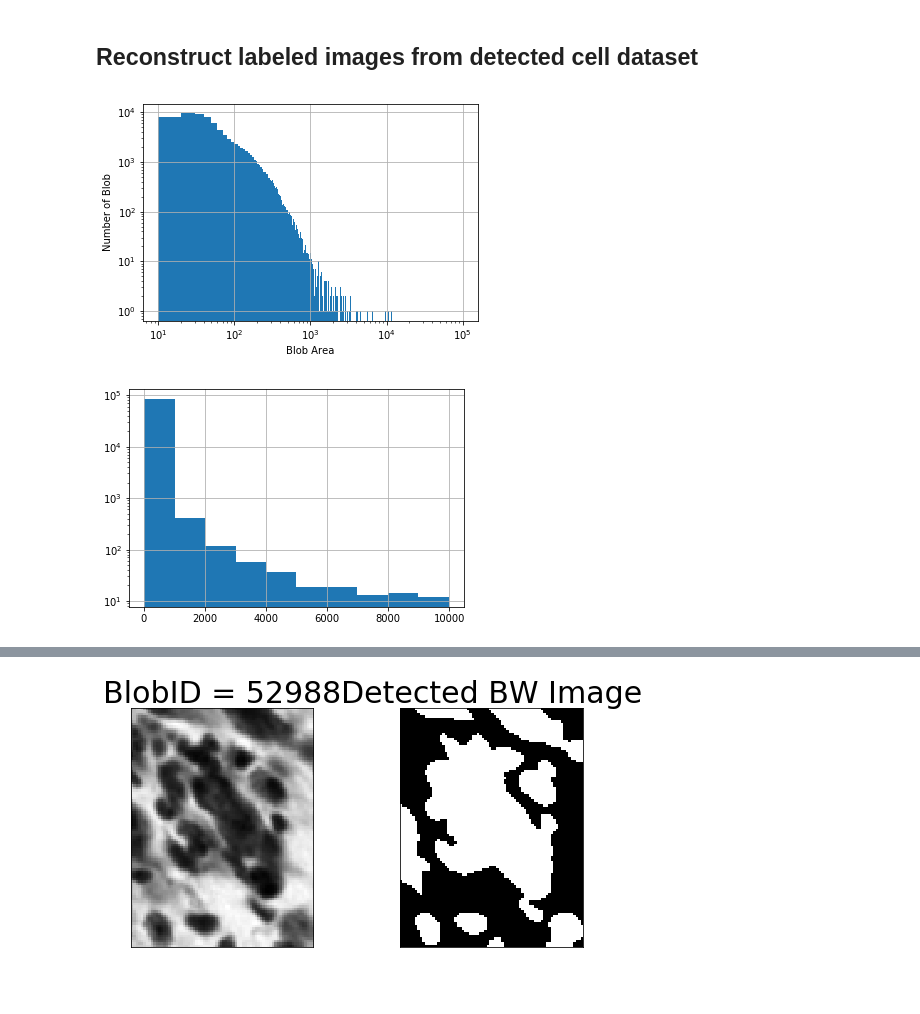
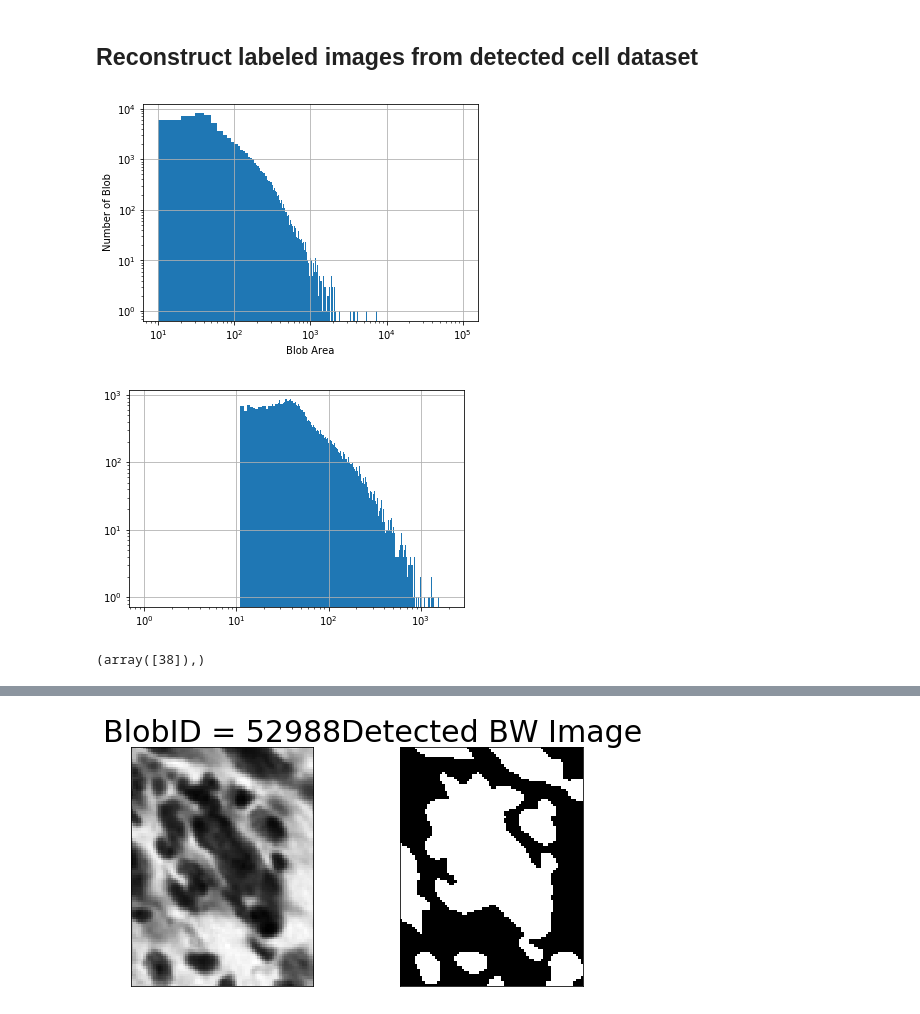
Before and after one commit to xiangjiph/MouseBrainAtlas, a Jupyter notebook: XJ/Small_cell_statistics.ipynb, the cells around one changed output, grey strips where cells are left out. Drawn from its saved outputs; the diff is of its cells as text; code cells hidden in the pictures; blank space fills up the shorter version.

```diff
--- a/XJ/Small_cell_statistics.ipynb
+++ b/XJ/Small_cell_statistics.ipynb
@@ -212,7 +212,7 @@ cell_centroids = []
 cell_numbers = []
 cell_contour = []
 cell_global_coord = []
-secIndexList = range(200, 201)
+secIndexList = range(152, 154)
 
 for tempIndex1 in range(len(secIndexList)):
     img_filename.append(DataManager.get_image_filepath(stack=stack, section=secIndexList[tempIndex1], resol='lossless', version='cropped'))
@@ -311,13 +308,14 @@ plt.xlabel('Blob Area')
 plt.ylabel('Number of Blob')
 plt.grid()
 # %% [output]
-[figure, old version]
+[figure, new version]
 # %%
 # Delete extremely large bolbs:
-cell_area_cutoff = 10000
+cell_area_cutoff = 2000
 cell_area = cell_area_0[cell_area_0<cell_area_cutoff]
-plt.hist(cell_area);
+plt.hist(cell_area,range=(0,cell_area_cutoff),bins=cell_area_cutoff);
 plt.yscale('log', nonposy='clip')
+plt.xscale('log')
 plt.grid()
 # %% [output]
-[figure, old version]
+[figure, new version]
@@ -324,3 +324,7 @@ plt.grid()
+# %%
+np.where(cell_area_hist[0] == np.max(cell_area_hist[0]))
+# %% [output]
+(array([38]),)
 # %%
 # Visualize large blobs (size between 9000 and 10000 pixels)
 # Conclusion: blob size between 9000 and 10000 piexls are definitely not single cells
```
Also changed, not shown: parts of 10 cells of this notebook.
